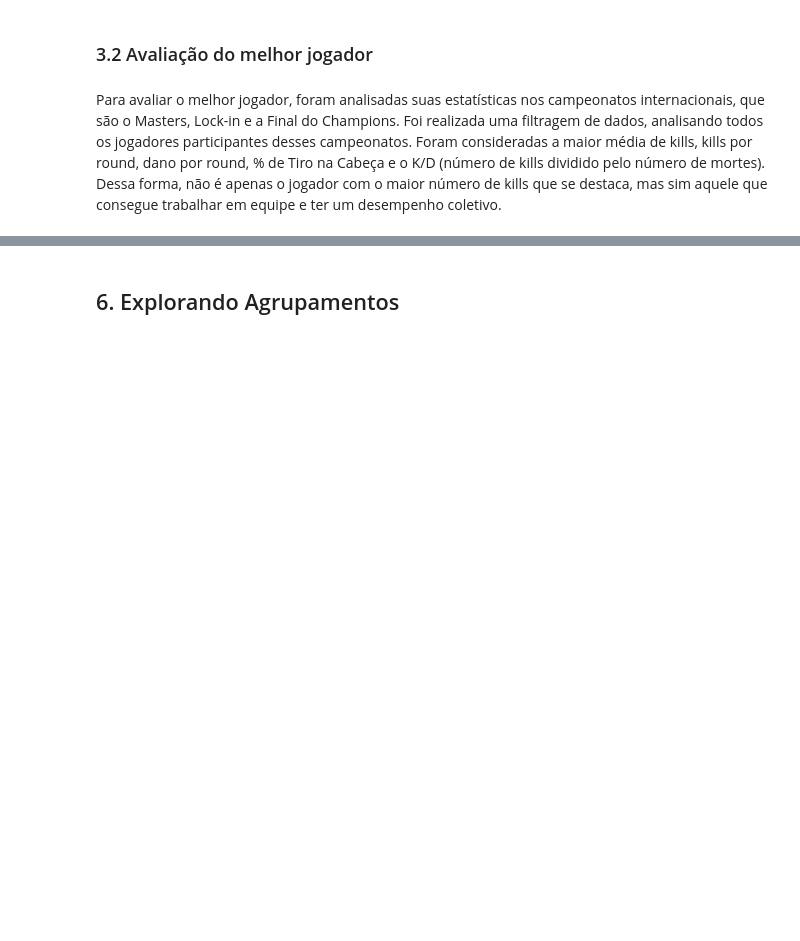
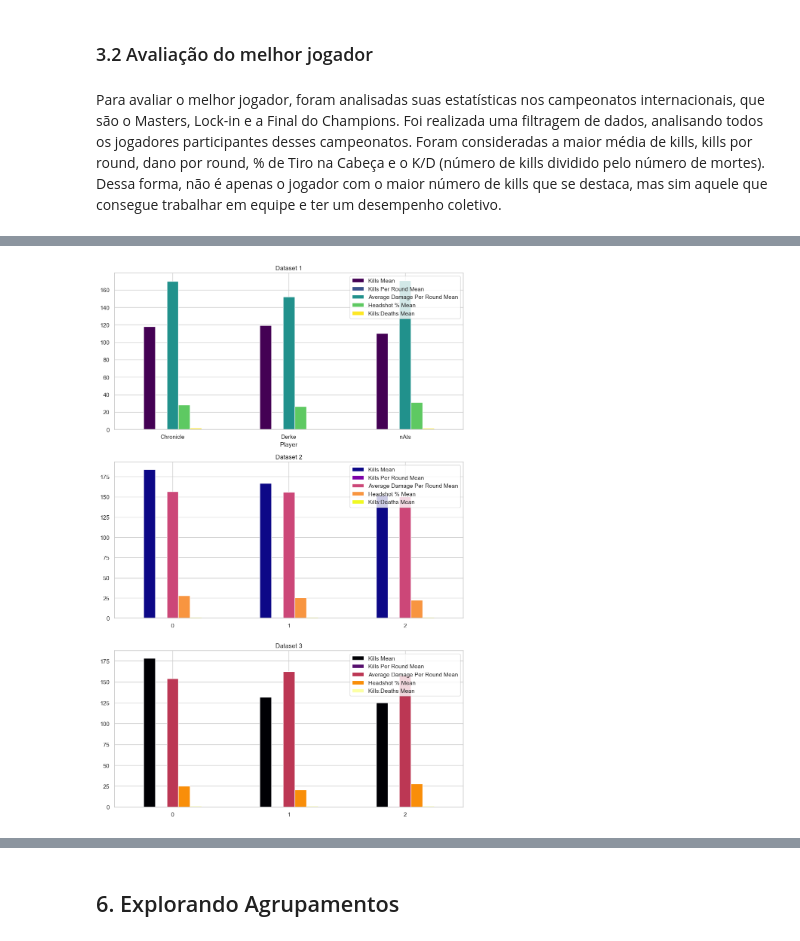
Before and after one commit to PedroLSCabral/Projeto-ICD, a Jupyter notebook: Presentation.ipynb, the cells around one changed output, grey strips where cells are left out. Saved outputs shown, nothing was run; the diff lists cells and outputs as text; code cells hidden in the pictures; blank space fills up the shorter version.

```diff
--- a/Presentation.ipynb
+++ b/Presentation.ipynb
@@ -339,0 +323,5 @@ O melhor jogador de 2022:
+# %%
+columns_del = ['Kills', 'Kills Per Round', 'Average Damage Per Round', 'Headshot %', 'Kills:Deaths']
+best_player_vct2021 = best_player_vct2021.drop(columns=columns_del)
+best_player_vct2022 = best_player_vct2022.drop(columns=columns_del)
+best_player_vct2023 = best_player_vct2023.drop(columns=columns_del)
@@ -340,3 +348,23 @@ O melhor jogador de 2022:
+# %%
+fig, axs = plt.subplots(3, 1, figsize=(10, 15))
+
+# Plotando os gráficos de barras para cada jogador
+best_player_vct2021.plot(kind='bar', ax=axs[0], colormap='viridis', rot=0)
+axs[0].set_title('Dataset 1')
+
+best_player_vct2022.plot(kind='bar', ax=axs[1], colormap='plasma', rot=0)
+axs[1].set_title('Dataset 2')
+
+best_player_vct2023.plot(kind='bar', ax=axs[2], colormap='inferno', rot=0)
+axs[2].set_title('Dataset 3')
+
+# Ajustando layout
+plt.tight_layout()
+
+# Exibindo os subplots
+plt.show()
+# %% [output]
+[figure, added]
 # %% [markdown]
 <img src='assets/img-players/players.png'></img>
 # %%
```
Also changed, not shown: parts of 6 cells of this notebook, 7 other files.
